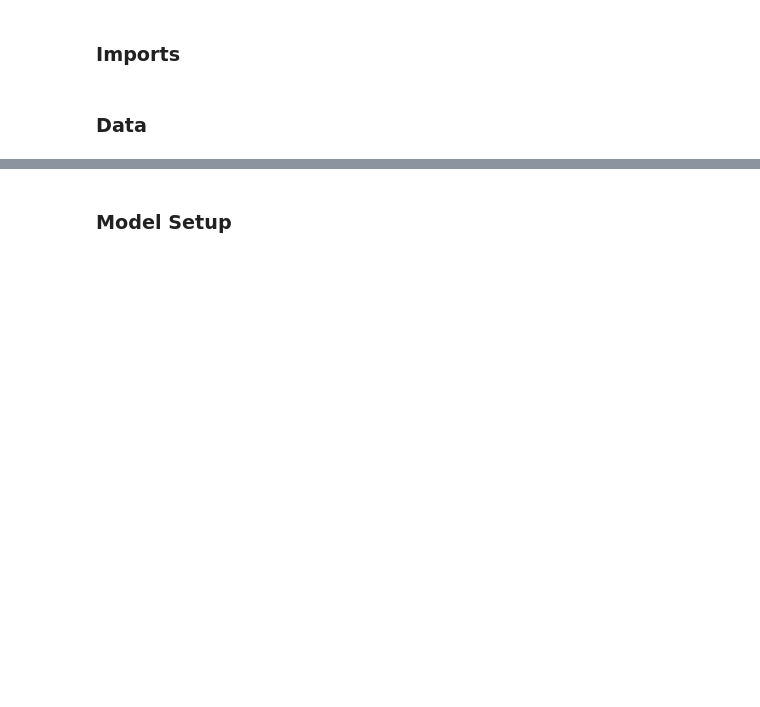
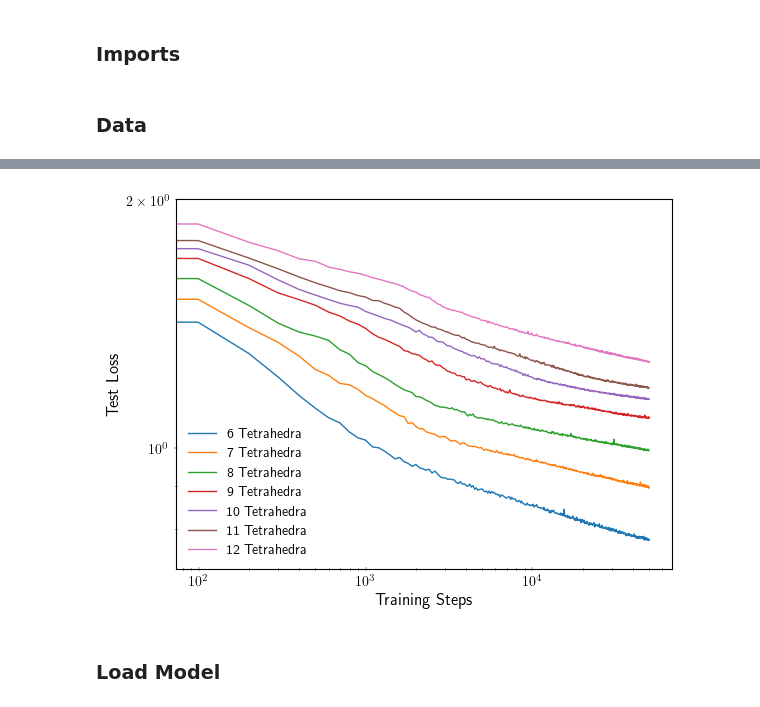
Before and after one commit to dbruwel/pachner-graph-triangulations, a Jupyter notebook: experiments/notebooks/03_analyse_sgd.ipynb, the cells around one changed output, grey strips where cells are left out. Saved outputs shown, nothing was run; the diff lists cells and outputs as text; code cells hidden in the pictures; blank space fills up the shorter version.

Commit message:
created transformer results

```diff
--- a/experiments/notebooks/03_analyse_sgd.ipynb
+++ b/experiments/notebooks/03_analyse_sgd.ipynb
@@ -1,7 +1,6 @@
 # %% [markdown]
 ### Imports
 # %%
-import os
 import pickle
 
 import flax
@@ -11,11 +10,16 @@ import matplotlib.pyplot as plt
 import numpy as np
 import optax
 import pandas as pd
-import psutil
-from data_io import Dataset, Encoder
-from jax.profiler import start_trace, stop_trace
-from reinforcement import train_step as reinforce_train_step
-from transformer import (MinimalTrainState, Transformer, generate_samples,
-                         train_step)
+import regina
+
+from pachner_traversal.data_io import Dataset, Encoder
+from pachner_traversal.transformer import (
+    MinimalTrainState,
+    Transformer,
+    generate_samples,
+)
+from pachner_traversal.utils import data_path, set_style
+
+set_style()
 # %% [markdown]
 ### Data
@@ -29,0 +34,13 @@ log_path = './jax_profiling'
+# %%
+base_path = data_path / "results" / "sgd_models"
+# %%
+test_losses = {}
+train_losses = {}
+
+for model_dir in base_path.iterdir():
+    if model_dir.name.startswith('spheres'):
+        tet = int(model_dir.name.split('_')[-1].replace('tet', ''))
+        res_path = model_dir.iterdir().__next__()
+
+        test_losses[tet] = pd.read_csv(res_path / 'test_losses.csv', index_col=0)['0']
+        train_losses[tet] = pd.read_csv(res_path / 'train_losses.csv', index_col=0)['0']
@@ -30,3 +50,17 @@ log_path = './jax_profiling'
+# %%
+for key in sorted(test_losses.keys()):
+    plt.plot(test_losses[key], label=f'{key} Tetrahedra')
+
+plt.xscale('log')
+plt.yscale('log')
+plt.ylim([None, 2])
+plt.xlabel('Training Steps')
+plt.ylabel('Test Loss')
+plt.legend()
+plt.savefig(data_path.parent / 'thesis' / 'figures' / 'sgd_test_losses.pdf', bbox_inches='tight')
+plt.show()
+# %% [output]
+[figure, added]
 # %%
 dataset = Dataset(file_path, 1_000)
 encoder = Encoder(dataset)
@@ -36,5 +67,5 @@ sample_batch, train_label = encoder.encode(sample_batch_str)
 # %% [markdown]
-### Model Setup
+### Load Model
 # %%
 vocab_size = len(encoder.char_to_id)
 d_model = 64  # Dimension of embeddings and model
```
Also changed, not shown: parts of 22 cells of this notebook, 3 other files.
